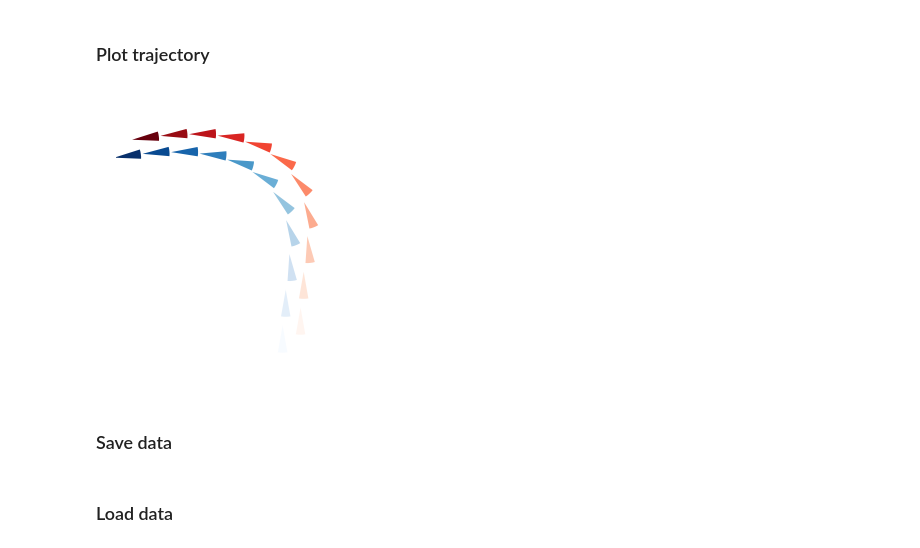
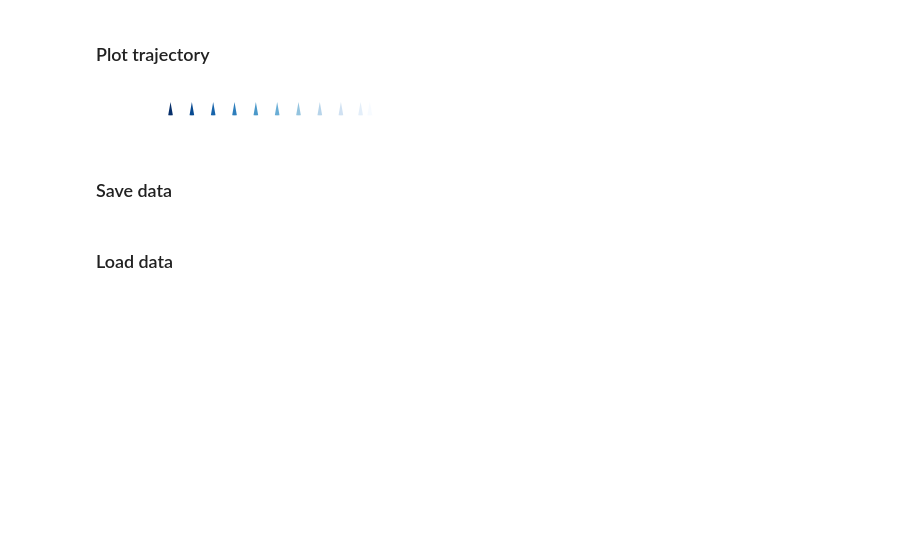
Before and after one commit to BenCellini/fly-wind-simulator, a Jupyter notebook: notebooks/example_open_loop.ipynb, the cells around one changed output. Drawn from its saved outputs; the diff is of its cells as text; code cells hidden in the pictures; blank space fills up the shorter version.

```diff
--- a/notebooks/example_open_loop.ipynb
+++ b/notebooks/example_open_loop.ipynb
@@ -58,19 +58,19 @@ tsim = np.arange(0, T + dt, dt).T  # simulation time vector [s]
 ### Set control commands
 # %%
 # Wind
-w = 0.2 * np.ones_like(tsim)
-zeta = 0.0 * np.ones_like(tsim)
+w = 1.2 * np.ones_like(tsim)
+zeta = np.pi * np.ones_like(tsim)
 
 wdot = pynumdiff.finite_difference.second_order(w, dt)[1]
 zetadot = pynumdiff.finite_difference.second_order(zeta, dt)[1]
 
 # Thrust
-r_g = 1.0 * np.ones_like(tsim)
+r_g = 0.0 * np.ones_like(tsim)
 r_psi = 0 * (np.pi/2) * np.ones_like(tsim)
 
 # Heading
 r_phi = 0.0 * np.ones_like(tsim)
-r_phi[2:5] = 30.0 # add turn (this is where we would input delta WBA)
+# r_phi[2:5] = 30.0 # add turn (this is where we would input delta WBA)
 # %%
 # Collect inputs
 usim = np.stack([r_g, r_psi, r_phi, wdot, zetadot], axis=1)
@@ -177,28 +164,28 @@ df_offline == df_realtime
 # %%
 fig, ax = plt.subplots(1, 1, figsize=(5, 5))
 
 ff.plot_trajectory(sim_data['xpos'],
                    sim_data['ypos'],
                    sim_data['phi'],
                    color=sim_data['time'],
                    ax=ax,
                    size_radius=0.015,
                    nskip=int(fs/100),
                    colormap='Blues')
 
-offset = [0.01, 0.01]
-ff.plot_trajectory(offset[0] + sim_data_offline['xpos'],
-                   offset[1] + sim_data_offline['ypos'],
-                   sim_data_offline['phi'],
-                   color=sim_data_offline['time'],
-                   ax=ax,
-                   size_radius=0.015,
-                   nskip=int(fs/100),
-                   colormap='Reds')
+# offset = [0.01, 0.01]
+# ff.plot_trajectory(offset[0] + sim_data_offline['xpos'],
+#                    offset[1] + sim_data_offline['ypos'],
+#                    sim_data_offline['phi'],
+#                    color=sim_data_offline['time'],
+#                    ax=ax,
+#                    size_radius=0.015,
+#                    nskip=int(fs/100),
+#                    colormap='Reds')
 
 fifi.mpl_functions.adjust_spines(ax, [])
 # %% [output]
-[figure, old version]
+[figure, new version]
 # %% [markdown]
 ### Save data
 # %%
```
Also changed, not shown: parts of 3 cells of this notebook, 3 other files.
